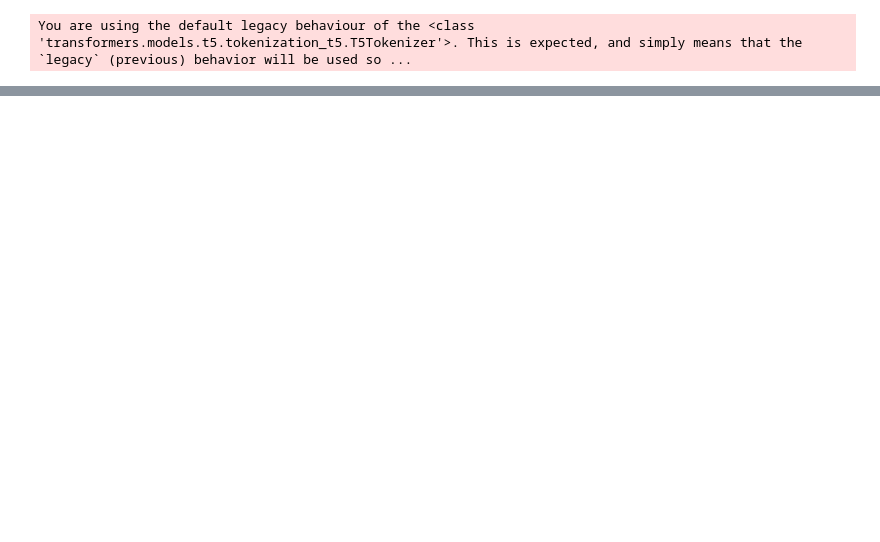
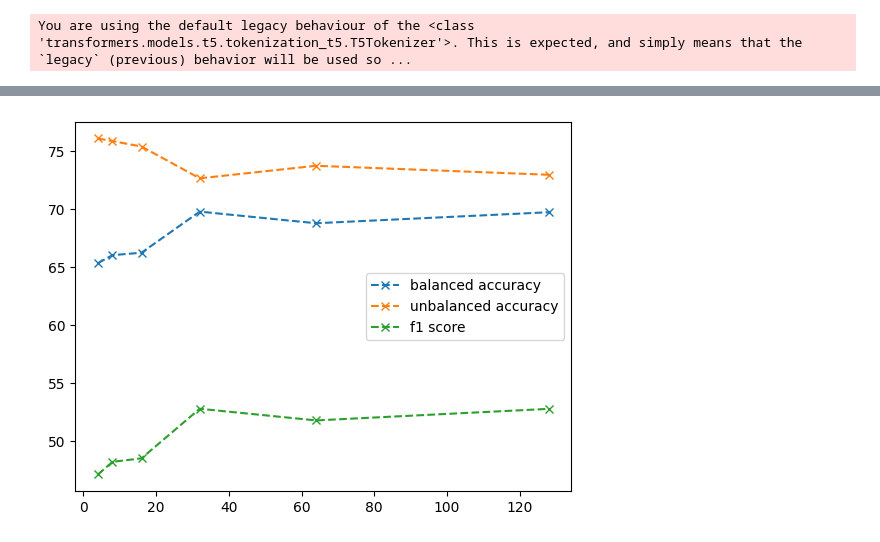
Before and after one commit to pasandissanayake/trans-hyper, a Jupyter notebook: mlp_t0_eval.ipynb, the cells around one changed output, grey strips where cells are left out. Saved outputs shown, nothing was run; the diff lists cells and outputs as text; code cells hidden in the pictures; blank space fills up the shorter version.

```diff
--- a/mlp_t0_eval.ipynb
+++ b/mlp_t0_eval.ipynb
@@ -115,0 +126,19 @@ Hyponet unbalanced acc: 50.00
+# %%
+balanced_acc = []
+unbalanced_acc = []
+f1 = []
+n_shots = [4, 8, 16, 32, 64, 128]
+
+for i in n_shots:
+    metrics = compute_metrics(n_shots=i)
+    balanced_acc.append(metrics['balanced_acc'])
+    unbalanced_acc.append(metrics['unbalanced_acc'])
+    f1.append(metrics['f1_score'])
+# %%
+plt.plot(n_shots, balanced_acc, 'x--', label="balanced accuracy")
+plt.plot(n_shots, unbalanced_acc, 'x--', label="unbalanced accuracy")
+plt.plot(n_shots, f1, 'x--', label="f1 score")
+plt.legend()
+plt.show()
+# %% [output]
+[figure, added]
```
Also changed, not shown: parts of 4 cells of this notebook, 2 other files.
